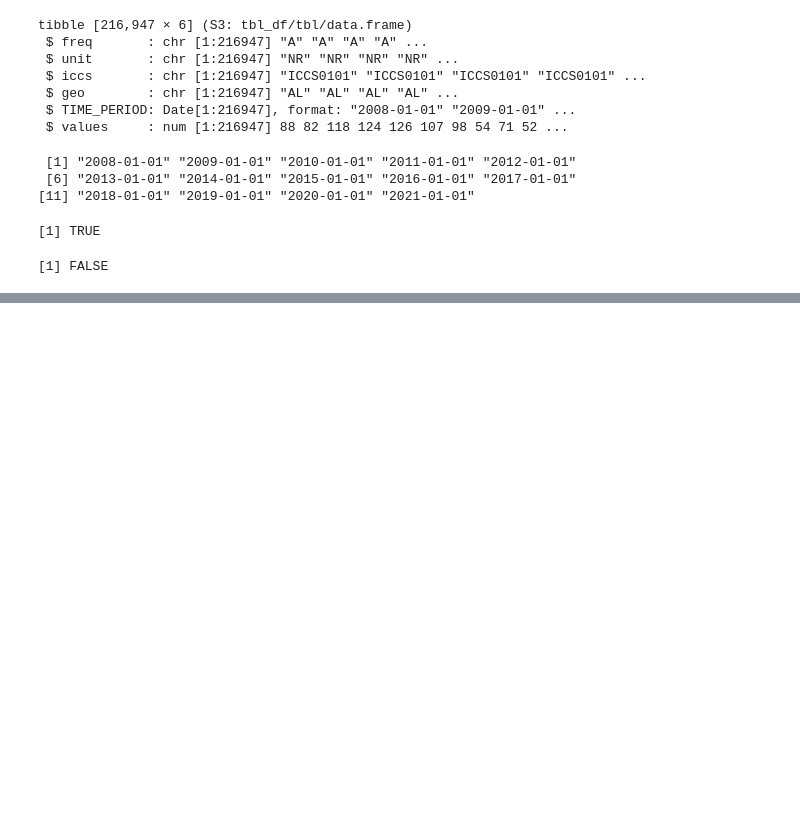
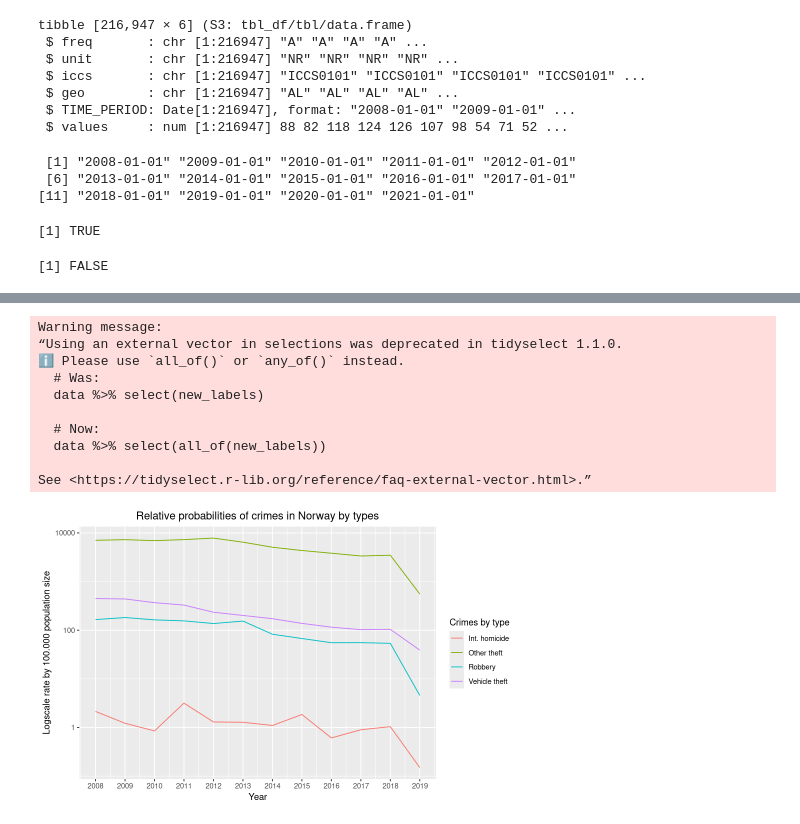
Before and after one commit to nickobard/eurostat-datasets-analysis, a Jupyter notebook: sem-1/semestral-work.ipynb, the cells around one changed output, grey strips where cells are left out. Drawn from its saved outputs; the diff is of its cells as text; code cells hidden in the pictures; blank space fills up the shorter version.

```diff
--- a/sem-1/semestral-work.ipynb
+++ b/sem-1/semestral-work.ipynb
@@ -112,0 +113,7 @@ ggplot(as.data.frame(prob_table.col_cond), aes(x=iccs, y=Freq, fill=geo)) +
+# %%
+crime_dynamics <- subset(dataset,
+                         geo == 'NO011' &
+                         unit == 'P_HTHAB',
+                         c(iccs, TIME_PERIOD, values))
+crime_dynamics <- pivot_wider(crime_dynamics, names_from=iccs, values_from=values)
+crime_dynamics$ICCS0502 <- crime_dynamics$ICCS0502 - crime_dynamics$ICCS050211
@@ -112,0 +143,26 @@ ggplot(as.data.frame(prob_table.col_cond), aes(x=iccs, y=Freq, fill=geo)) +
+# %%
+options(repr.plot.width=8, repr.plot.height=5)
+ggplot(crime_dynamics %>% pivot_longer(cols=new_labels,
+                                       names_to='crime',
+                                       values_to='values'),
+       aes(x=TIME_PERIOD, y=values, color=crime)) +
+    geom_line() +
+    scale_x_date(breaks=crime_dynamics$TIME_PERIOD, date_labels='%Y') +
+    scale_y_continuous(trans='log10') +
+    labs(title='Relative probabilities of crimes in Norway by types',
+         x='Year',
+         y='Logscale rate by 100.000 population size',
+         color='Crimes by type') +
+    theme(plot.title=element_text(hjust=0.5))
+# %% [output]
+Warning message:
+“Using an external vector in selections was deprecated in tidyselect 1.1.0.
+ℹ Please use `all_of()` or `any_of()` instead.
+  # Was:
+  data %>% select(new_labels)
+
+  # Now:
+  data %>% select(all_of(new_labels))
+
+See <https://tidyselect.r-lib.org/reference/faq-external-vector.html>.”
+[figure, added]
```
Also changed, not shown: parts of 19 cells of this notebook.
